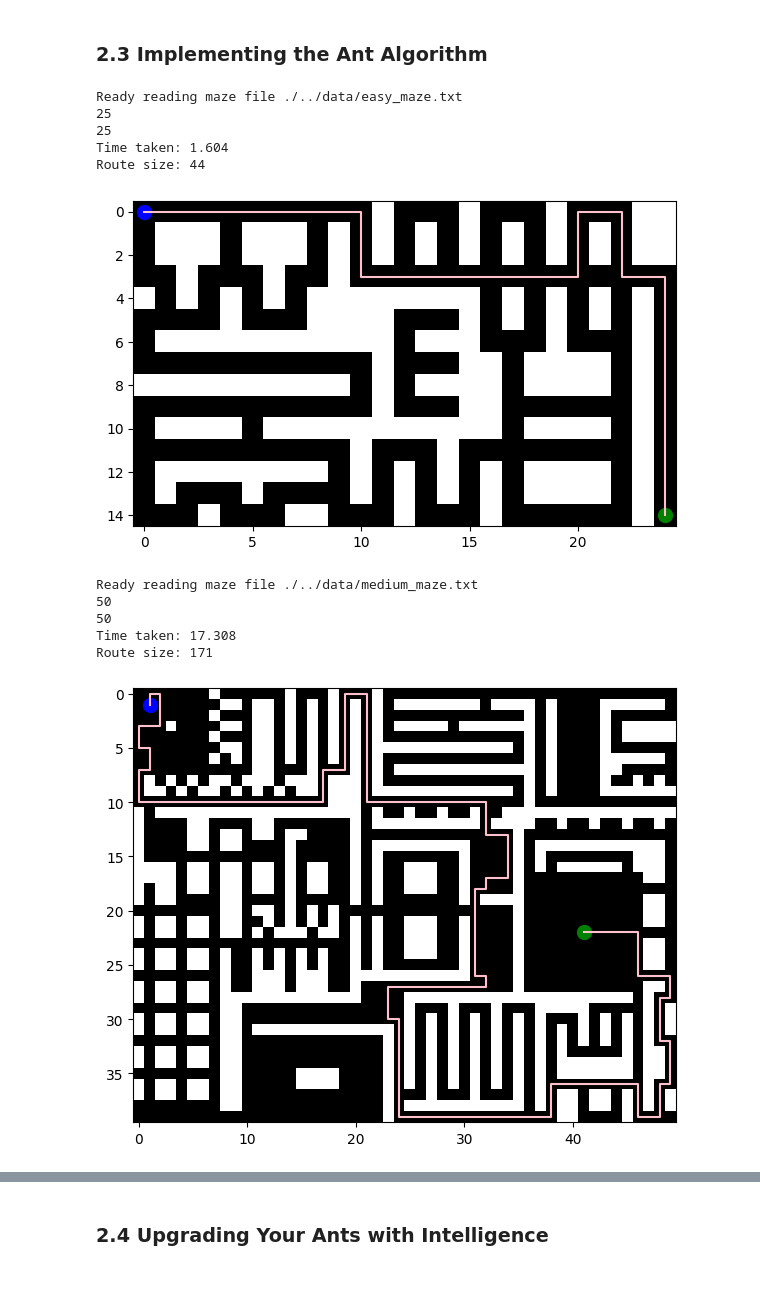
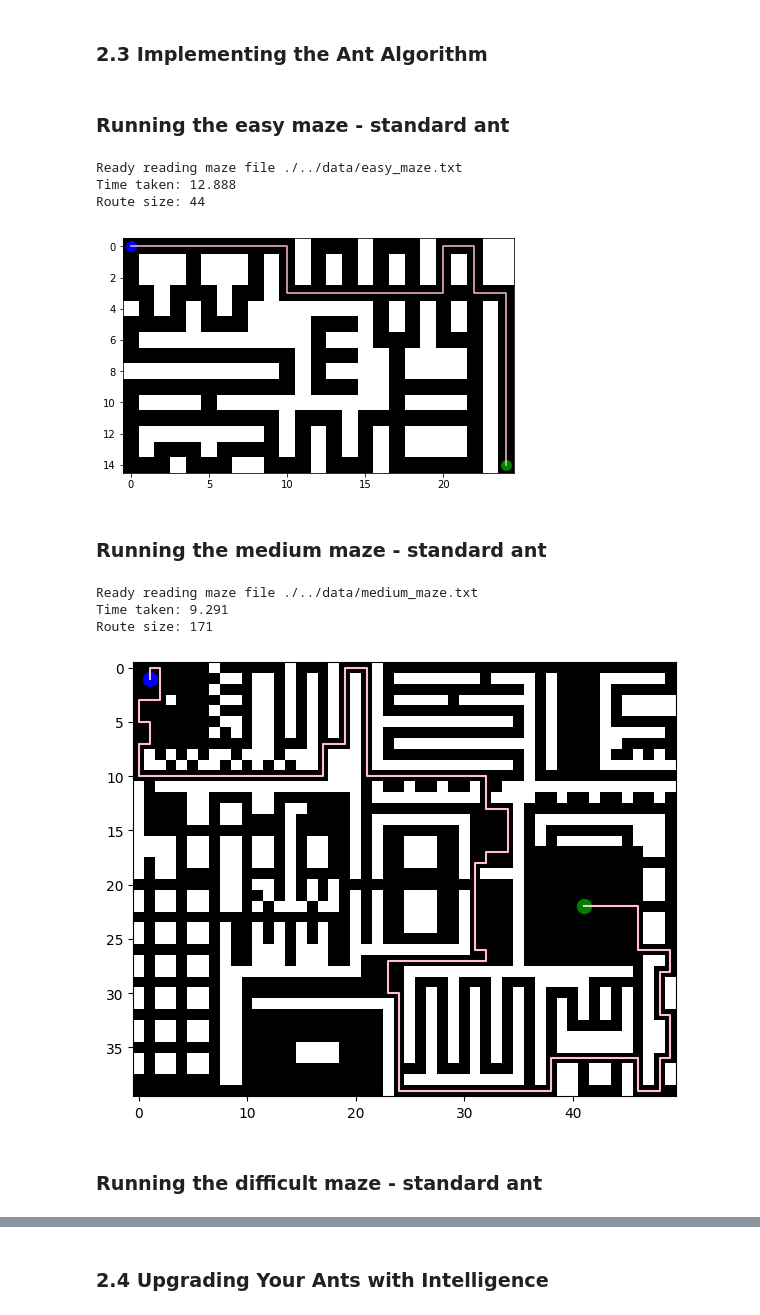
Before and after one commit to Vlad13503/Genetic-Algorithms-_-Ant-Colony-Optimization, a Jupyter notebook: src/Main.ipynb, the cells around one changed output, grey strips where cells are left out. Drawn from its saved outputs; the diff is of its cells as text; code cells hidden in the pictures; blank space fills up the shorter version.

```diff
--- a/src/Main.ipynb
+++ b/src/Main.ipynb
@@ -493,7 +503,8 @@ class StandardAnt:
             pheromone = []
             lst=[Direction.east,Direction.north,Direction.west,Direction.south]
             for direction in range(4):
-                newCoord=Coordinate(self.current_position.x+dx[direction],self.current_position.y+dy[direction])
+                newCoord=Coordinate(self.current_position.x+dx[direction],
+                                    self.current_position.y+dy[direction])
                 if maze.in_bounds(newCoord) and self.visited[newCoord.x][newCoord.y]==0:
                     pheromone.append(maze.get_pheromone(newCoord))
                 else:
@@ -509,7 +520,9 @@ class StandardAnt:
             #print(choice)
 #print(pheromone)
             direction=Direction.dir_to_int(choice)
-            self.current_position=Coordinate(self.current_position.x+dx[direction],self.current_position.y+dy[direction])
+            self.current_position=Coordinate(
+                self.current_position.x+dx[direction],
+                self.current_position.y+dy[direction])
             route.add(choice)
         return (route,last)
 # %%
@@ -520,7 +533,8 @@ class Maze:
 
     """
     Constructor of a Maze
-    @param walls: array of ints representing the accessible (1) and inaccessible (0) tiles
+    @param walls: array of ints representing the accessible (1) and
+    inaccessible (0) tiles
     @param width: the width (horizontal dimension) of the Maze
     @param length: the length (vertical dimension) of the Maze
     """
@@ -538,7 +552,6 @@ class Maze:
     """
     def initialize_pheromones(self):
         num_ones = 0
-        print(self.width)
         for i in range(self.length):
             for j in range(self.width):
                 num_ones+=self.walls[j][i]!=0
@@ -577,7 +590,6 @@ class Maze:
 
     def smart_add_route(self, route, q):
         l=len(route)
-        q*=q
         r=2*q/l
         a=q/l
         for x in route:
@@ -598,7 +610,7 @@ class Maze:
                 if self.walls[i][j]==0:
                     self.pheromones[i][j]=0
                 else:
-                    self.pheromones[i][j]=rho*self.pheromones[i][j]
+                    self.pheromones[i][j]=(1-rho)*self.pheromones[i][j]
 
     """
     Getter for the width of the maze
@@ -616,15 +628,16 @@ class Maze:
 
     """
     Returns a the amount of pheromones on the neighbouring positions (N/S/E/W)
-    @param position: the coordinate where we need to check the surrounding pheromones
+    @param position: the coordinate where we need to check the surrounding
+    pheromones
     @return the pheromones on the neighbouring coordinates.
     """
-    def get_surrounding_pheromone(self, position):
+    def get_surrounding_pheromone(self, pos):
         dx = [1,0,-1,0]
         dy = [0,-1,0,1]
         ans = []
         for direction in range(4):
-            newPos=Coordinate(position.x+dx[direction],position.y+dy[direction])
+            newPos=Coordinate(pos.x+dx[direction],pos.y+dy[direction])
             ans.append(self.get_pheromone(newPos))
         return ans
 
@@ -646,7 +659,8 @@ class Maze:
     @return true if the coordinate lies within the current maze
     """
     def in_bounds(self, position):
-        return position.x_between(0, self.width) and position.y_between(0, self.length)
+        return position.x_between(0, self.width) and position.y_between(0,
+                                                                        self.length)
 
     """
     Representation of Maze as defined by the input file format.
@@ -668,7 +682,8 @@ class Maze:
     """
     Method that builds a maze from a file
     @param file_path: path to the file which stores the maze
-    @return a maze object with pheromones initialized to 0s on inaccessible and 1s on accessible tiles
+    @return a maze object with pheromones initialized to 0s on inaccessible
+    and 1s on accessible tiles
     """
     @staticmethod
     def create_maze(file_path):
@@ -696,18 +711,22 @@ class Maze:
             print("Error reading maze file " + file_path)
 # %%
 # Class representing the complete ACO algorithm.
-# Finds shortest path between two points in a maze according to a path specification.
+# Finds shortest path between two points in a maze according to a path
+# specification.
 class AntColonyOptimization:
 
     """
     Constructs a new optimization object using the ant algorithm
     @param maze: the maze (environment) for ants
-    @param ants_per_gen: the number of ants per generation (between update of pheromones)
-    @param generations: the total number of generations of ants (pheromone updates)
+    @param ants_per_gen: the number of ants per generation (between update of
+    pheromones)
+    @param generations: the total number of generations of ants (pheromone
+    updates)
     @param q: the normalization factor for the amount of dropped pheromone
     @param evaporation: the evaporation factor for the pheromones
     """
-    def __init__(self, maze, ants_per_gen, generations, q, evaporation,ant_iterations, Ant, inertia):
+    def __init__(self, maze, ants_per_gen, generations, q, evaporation,
+                 ant_iterations, Ant, inertia):
         self.rng = np.random.RandomState(225200)
         self.maze = maze
         self.ants_per_gen = ants_per_gen
@@ -731,7 +750,8 @@ class AntColonyOptimization:
             routes = []
             paths = []
             for ants in range(self.ants_per_gen):
-                ant=self.ant(self.rng,self.maze,path_specification,self.ant_iterations, self.inertia)
+                ant=self.ant(self.rng,self.maze,path_specification,
+                             self.ant_iterations, self.inertia)
                 route,routee=ant.find_route()
                 if routee[len(routee)-1]==path_specification.get_end():
                     routes.append(route)
@@ -749,36 +769,39 @@ class AntColonyOptimization:
             else:
                 self.maze.smart_add_routes(paths,self.q)
         return shortest_route
+# %% [markdown]
+### Running the easy maze - standard ant
 # %%
 # Please keep your parameters for the ACO easily changeable here
 gen = 50
 no_gen = 10
 q = 1600
 evap = 0.01
 ant_iterations=50
 #this accounts for how long do we let an ant wander through the maze
 
 # Construct the optimization objects
 maze_level="easy"
 maze = Maze.create_maze("./../data/"+maze_level+"_maze.txt")
 spec = PathSpecification.read_coordinates("./../data/"+maze_level+"_coordinates.txt")
-aco = AntColonyOptimization(maze, gen, no_gen, q, evap, ant_iterations, StandardAnt, 0)
+aco = AntColonyOptimization(maze, gen, no_gen, q, evap, ant_iterations,
+                            StandardAnt, 0)
 
 start_time = int(round(time.time() * 1000))
 shortest_route = aco.find_shortest_route(spec)
 
 print("Time taken: " + str((int(round(time.time() * 1000)) - start_time) / 1000.0))
 print("Route size: " + (str(shortest_route.size())))
 Visualizer.visualize_individual_path(maze, shortest_route, spec)
 
 # shortest_route.write_to_file("./../data/easy_solution.txt")
 # %% [output]
 Ready reading maze file ./../data/easy_maze.txt
-25
-25
-Time taken: 1.604
+Time taken: 12.888
 Route size: 44
-[figure, old version]
+[figure, new version]
+# %% [markdown]
+### Running the medium maze - standard ant
 # %%
 # Please keep your parameters for the ACO easily changeable here
 gen = 50
@@ -792,7 +815,8 @@ ant_iterations=300
 maze_level="medium"
 maze = Maze.create_maze("./../data/"+maze_level+"_maze.txt")
 spec = PathSpecification.read_coordinates("./../data/"+maze_level+"_coordinates.txt")
-aco = AntColonyOptimization(maze, gen, no_gen, q, evap, ant_iterations, StandardAnt, 0)
+aco = AntColonyOptimization(maze, gen, no_gen, q, evap, ant_iterations,
+                            StandardAnt, 0)
 
 start_time = int(round(time.time() * 1000))
 shortest_route = aco.find_shortest_route(spec)
@@ -804,10 +828,10 @@ Visualizer.visualize_individual_path(maze, shortest_route, spec)
 # shortest_route.write_to_file("./../data/easy_solution.txt")
 # %% [output]
 Ready reading maze file ./../data/medium_maze.txt
-50
-50
-Time taken: 17.308
+Time taken: 9.291
 Route size: 171
 [figure]
+# %% [markdown]
+### Running the difficult maze - standard ant
 # %%
 # Please keep your parameters for the ACO easily changeable here
```
Also changed, not shown: parts of 36 cells of this notebook, 6 other files.
